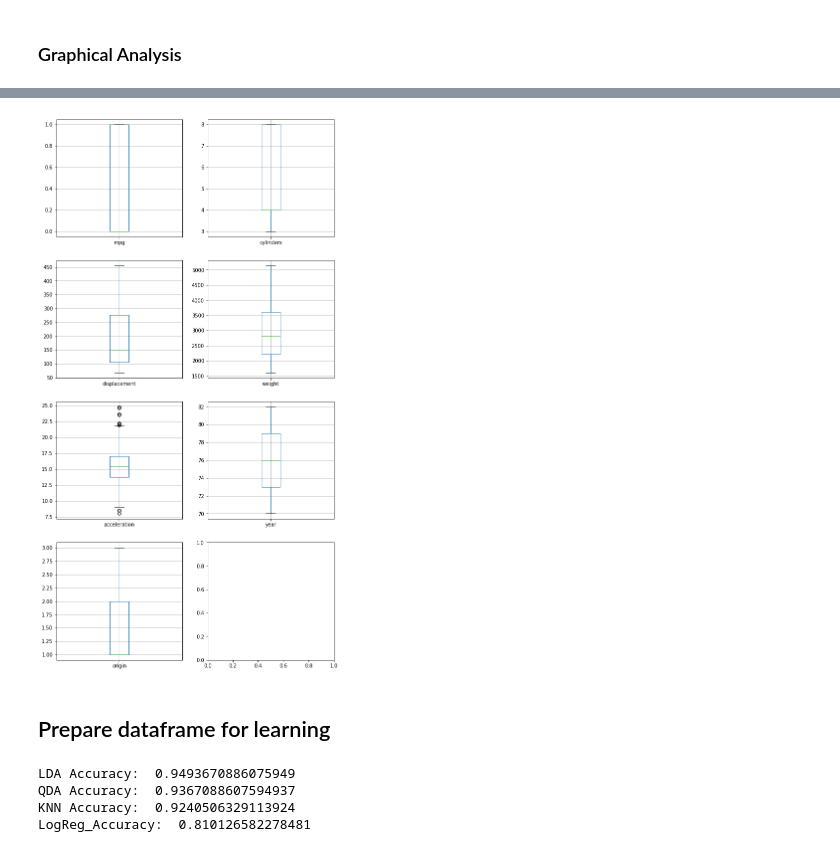
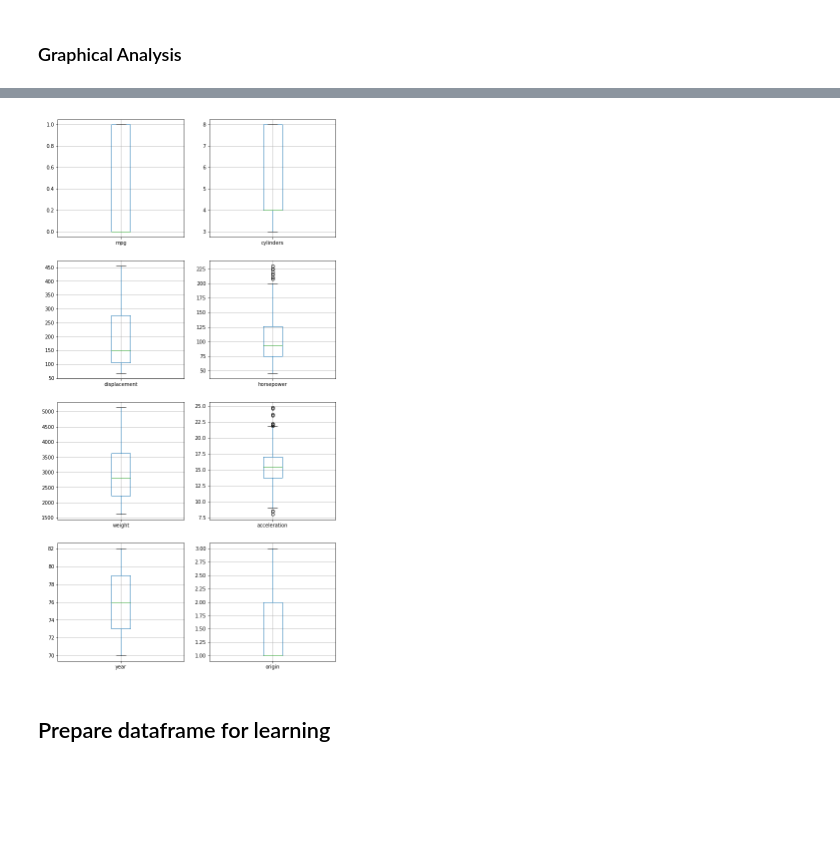
Before and after one commit to hkindbom/SF2935-Statistical-Learning, a Jupyter notebook: Project 1/Project1.ipynb, the cells around one changed output, grey strips where cells are left out. Drawn from its saved outputs; the diff is of its cells as text; code cells hidden in the pictures; blank space fills up the shorter version.

```diff
--- a/Project 1/Project1.ipynb
+++ b/Project 1/Project1.ipynb
@@ -22,7 +22,10 @@ median_mpg = df["mpg"].median()
 df["mpg"] = (df["mpg"] > median_mpg).astype(int)
 #drop non-numeric data
 df = df[df.horsepower.apply(lambda datapoint: datapoint.isnumeric())]
-df.head(10)
+#convert horsepower data to ints
+df["horsepower"]  = pd.to_numeric(df["horsepower"])
+
+df.head(15)
 # %% [output]
 |  | mpg | cylinders | displacement | horsepower | weight | acceleration | year | origin | name |
 | 0 | 0 | 8 | 307.0 | 130 | 3504 | 12.0 | 70 | 1 | chevrolet chevelle malibu |
@@ -54,0 +57,13 @@ df.plot(x="cylinders", y="mpg", style="o", figsize=(10,5))
+# %%
+#scatterplots
+fig, axes = plt.subplots(4,2) #create figure and axes
+columns = df.columns.tolist()
+fig.set_figheight(30)
+fig.set_figwidth(15)
+
+columns.remove("name")
+columns.remove("mpg")
+
+for idx, col in enumerate(columns):
+    df.plot(x=col, y="mpg", style="o", ax = axes.flatten()[idx], legend=False)
+    axes.flatten()[idx].set_ylabel("mpg")
@@ -55,18 +72,16 @@ df.plot(x="cylinders", y="mpg", style="o", figsize=(10,5))
 # %%
 #Boxplot
 fig, axes = plt.subplots(4,2) #create figure and axes
 columns = df.columns.tolist()
 fig.set_figheight(20)
 fig.set_figwidth(10)
 
-#drop names column and horsepower since not working with boxplot
 columns.remove("name")
-columns.remove("horsepower")
 
 for idx, col in enumerate(columns):
     df.boxplot(column=col, ax = axes.flatten()[idx])
 # %% [output]
-[figure, old version]
+[figure, new version]
 # %% [markdown]
 ## Prepare dataframe for learning
 # %%
@@ -80,22 +103,0 @@ Y_test = test_df.iloc[:, 0].values
-# %%
-#Train LDA
-LDA_clf = LinearDiscriminantAnalysis()
-QDA_clf = QuadraticDiscriminantAnalysis()
-KNN_clf = KNeighborsClassifier(n_neighbors=3)
-LogReg_clf = LogisticRegression()
-
-LDA_clf.fit(X_train,Y_train)
-QDA_clf.fit(X_train,Y_train)
-KNN_clf.fit(X_train,Y_train)
-LogReg_clf.fit(X_train,Y_train)
-
-#returns mean accuracy
-print("LDA Accuracy: " , LDA_clf.score(X_test,Y_test))
-print("QDA Accuracy: " , QDA_clf.score(X_test,Y_test))
-print("KNN Accuracy: " , KNN_clf.score(X_test,Y_test))
-print("LogReg_Accuracy: " , LogReg_clf.score(X_test,Y_test))
-# %% [output]
-LDA Accuracy:  0.9493670886075949
-QDA Accuracy:  0.9367088607594937
-KNN Accuracy:  0.9240506329113924
-LogReg_Accuracy:  0.810126582278481
```
Also changed, not shown: parts of 12 cells of this notebook.
